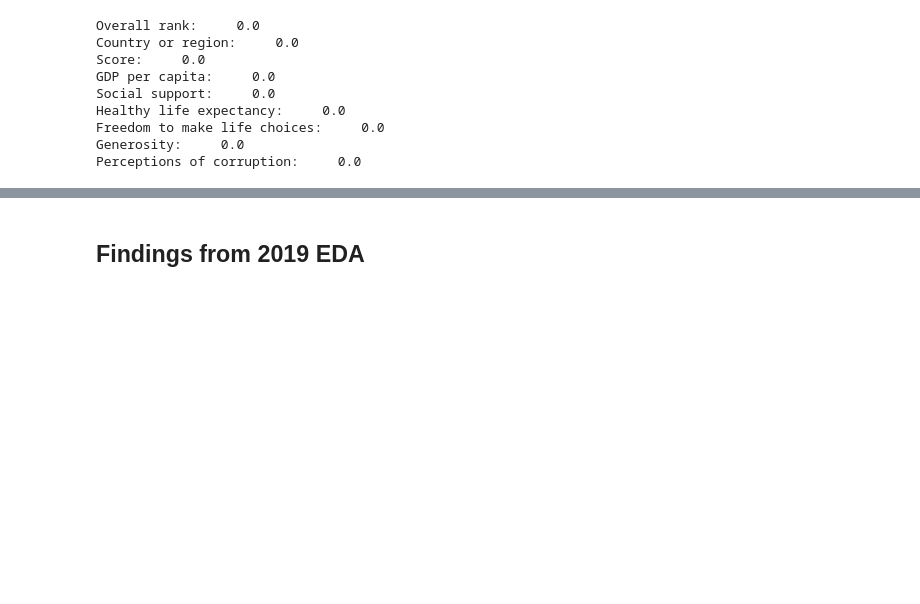
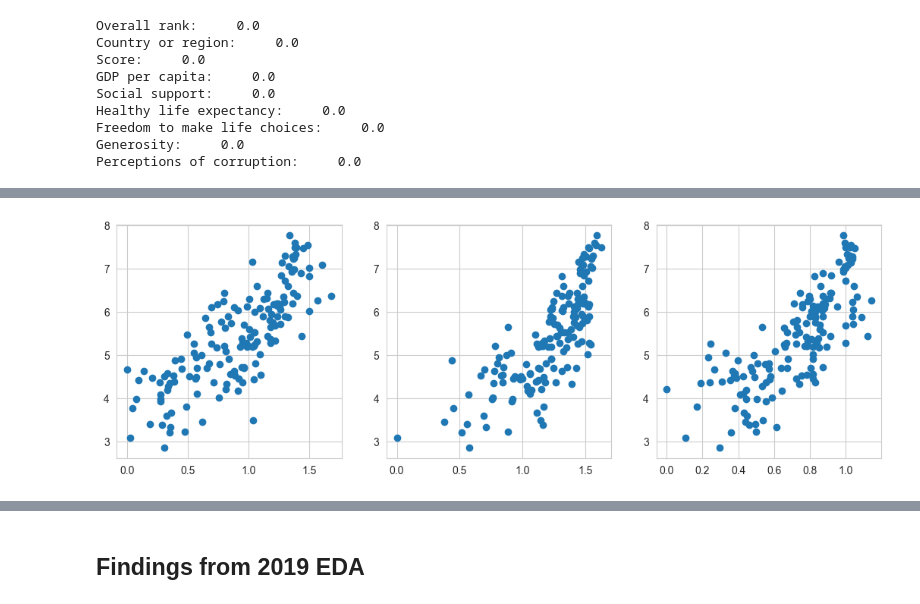
Before and after one commit to Fatemenamdar20/world-happiness-report, a Jupyter notebook: EDA_2019.ipynb, the cells around one changed output, grey strips where cells are left out. Saved outputs shown, nothing was run; the diff lists cells and outputs as text; code cells hidden in the pictures; blank space fills up the shorter version.

```diff
--- a/EDA_2019.ipynb
+++ b/EDA_2019.ipynb
@@ -69,0 +176,11 @@ df.columns = df.columns.str.lower()
+# %%
+plt.figure(figsize=(13,4))
+plt.subplot(131)
+plt.scatter(df["gdp per capita"], df["score"])
+plt.subplot(132)
+plt.scatter(df["social support"], df["score"])
+plt.subplot(133)
+plt.scatter(df['healthy life expectancy'], df["score"])
+plt.show()
+# %% [output]
+[figure, added]
```
Also changed, not shown: parts of 14 cells of this notebook, 1 other file.
